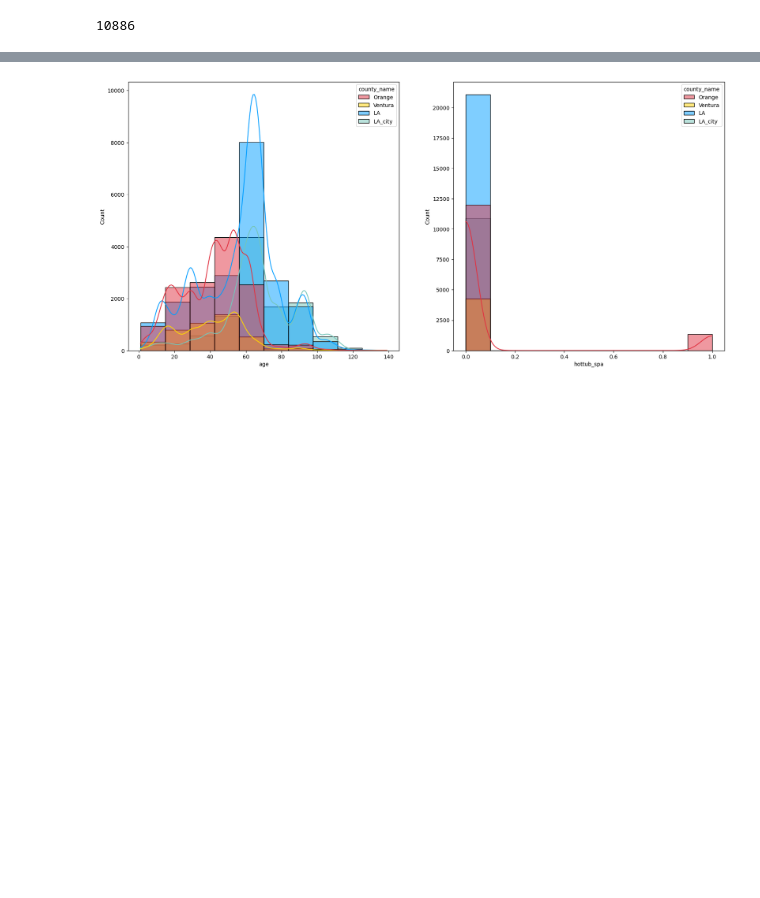
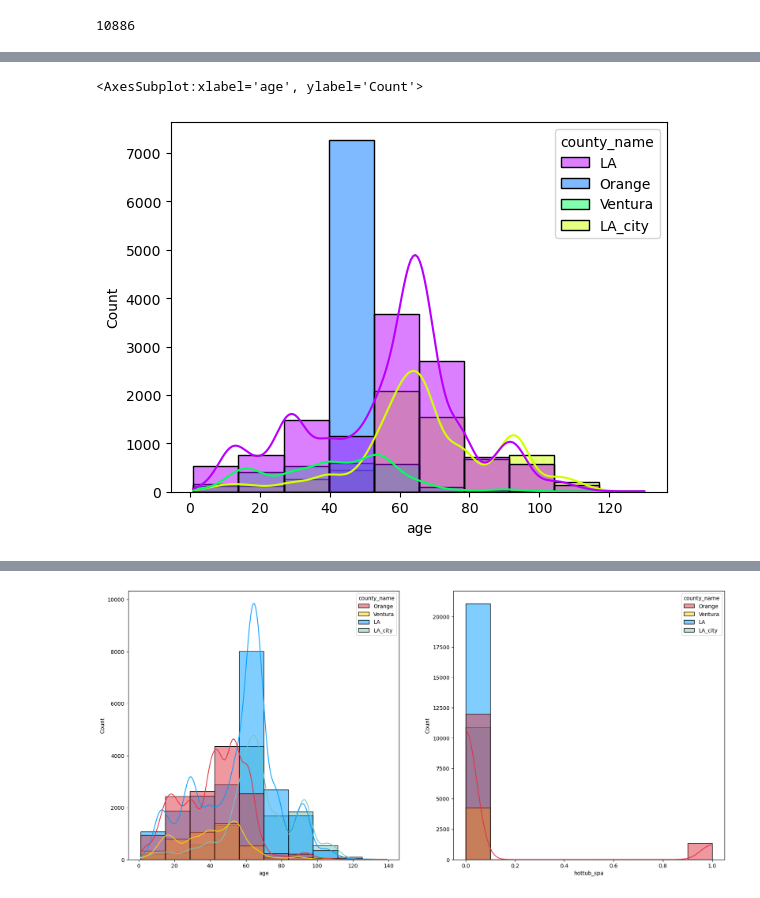
Before and after one commit to codeup-nadia-chris/clustering-project, a Jupyter notebook: chris_work_in_progress.ipynb, the cells around one changed output, grey strips where cells are left out. Saved outputs shown, nothing was run; the diff lists cells and outputs as text; code cells hidden in the pictures; blank space fills up the shorter version.

Commit message:
Working on presentation notebook through most of statistical tests

```diff
--- a/chris_work_in_progress.ipynb
+++ b/chris_work_in_progress.ipynb
@@ -348,0 +414,8 @@ def county_very_small_viz(df):
+# %%
+custom = ['#e13342','#ffd500','#009eff','#76c6ba']
+#sns.set_palette(custom)
+sns.histplot(data = df, x='age', hue='county_name', kde = True,bins = 10, palette='hsv_r')
+#sns.barplot(data = test, y= 'tax_amount', x='age', hue='county_name',palette='hsv_r')
+# %% [output]
+<AxesSubplot:xlabel='age', ylabel='Count'>
+[figure, added]
```
Also changed, not shown: parts of 12 cells of this notebook, 2 other files.
